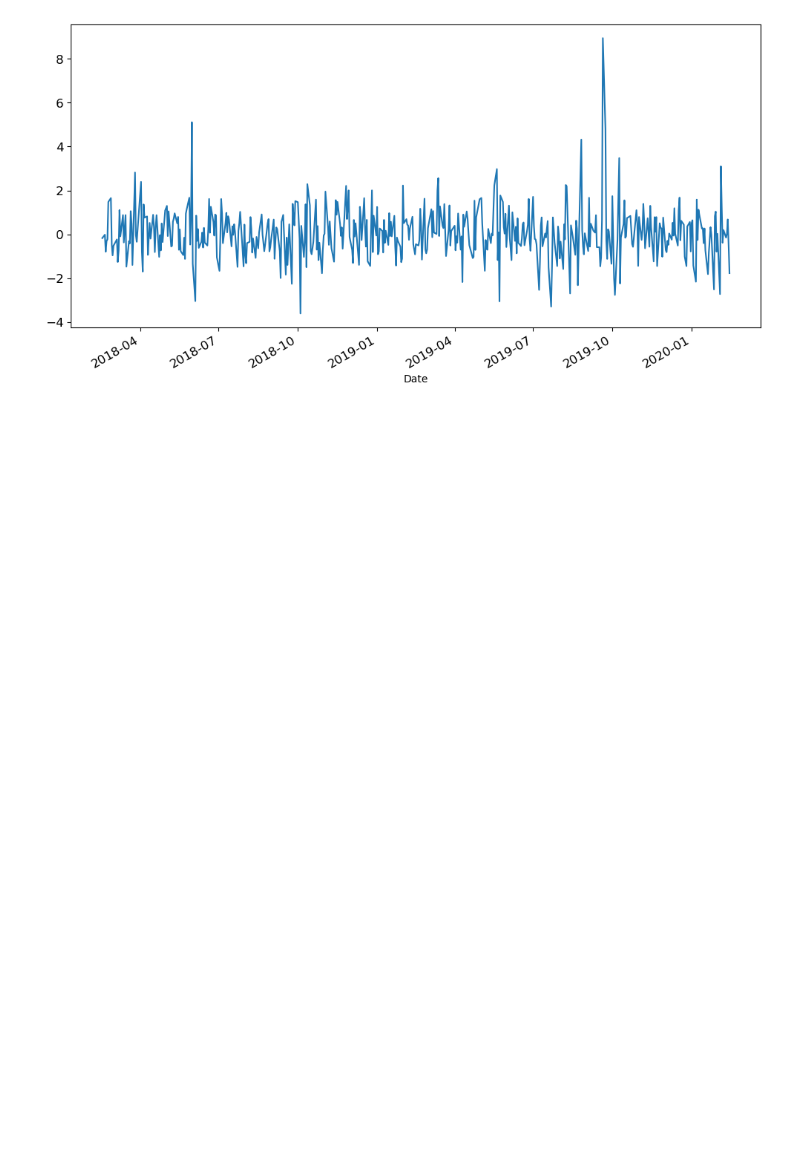
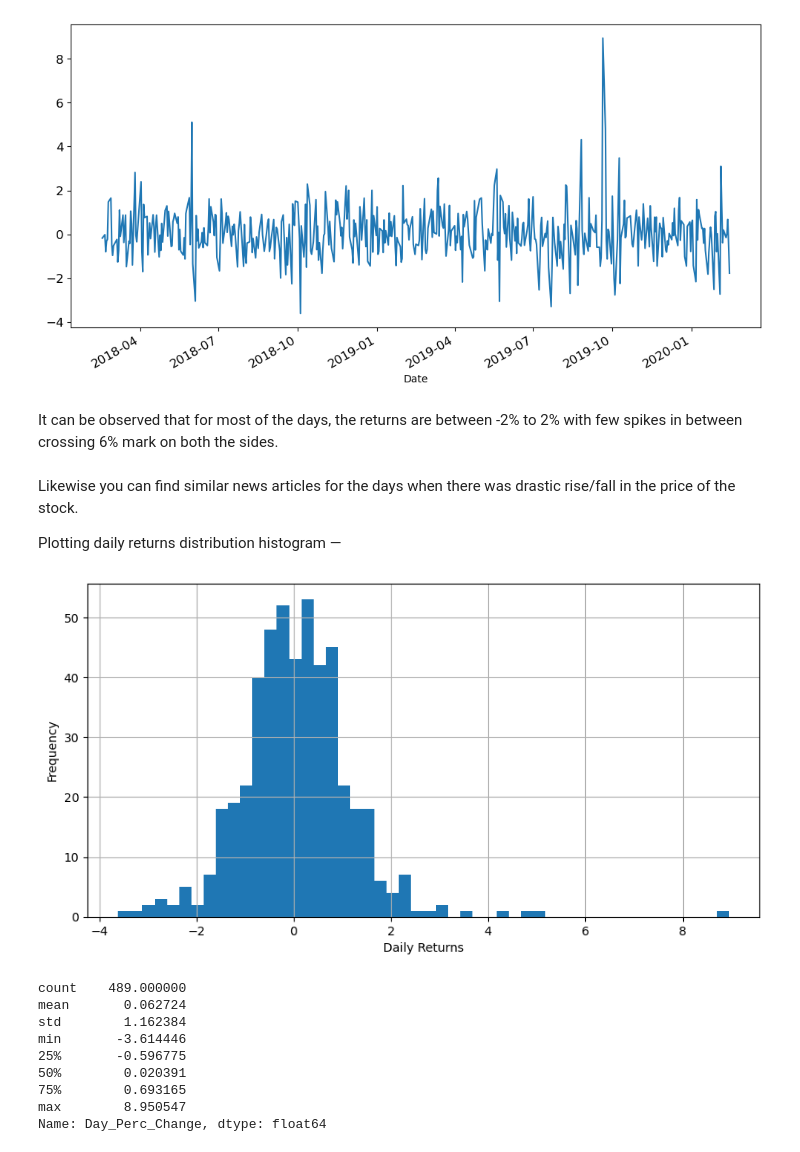
Before and after one commit to TurmaeUrsorum/belajar-piton, a Jupyter notebook: 23. Study Case : Finance/finance_study_case.ipynb, the cells around one changed output. Saved outputs shown, nothing was run; the diff lists cells and outputs as text; code cells hidden in the pictures; blank space fills up the shorter version.

```diff
--- a/23. Study Case : Finance/finance_study_case.ipynb
+++ b/23. Study Case : Finance/finance_study_case.ipynb
@@ -286,3 +286,31 @@ HDFC_df["Day_Perc_Change"].plot(figsize = (12, 6), fontsize = 12)
 # %% [output]
 <Axes: xlabel='Date'>
 [figure]
+# %% [markdown]
+It can be observed that for most of the days, the returns are between -2% to 2% with few spikes in between crossing 6% mark on both the sides.
+# %% [markdown]
+Likewise you can find similar news articles for the days when there was drastic rise/fall in the price of the stock.
+
+Plotting daily returns distribution histogram —
+# %%
+HDFC_df["Day_Perc_Change"].hist(
+    bins= 50,
+    figsize=(10, 5)
+)
+
+plt.xlabel("Daily Returns")
+plt.ylabel("Frequency")
+plt.show()
+
+HDFC_df.Day_Perc_Change.describe()
+# %% [output]
+[figure, added]
+count    489.000000
+mean       0.062724
+std        1.162384
+min       -3.614446
+25%       -0.596775
+50%        0.020391
+75%        0.693165
+max        8.950547
+Name: Day_Perc_Change, dtype: float64
```
